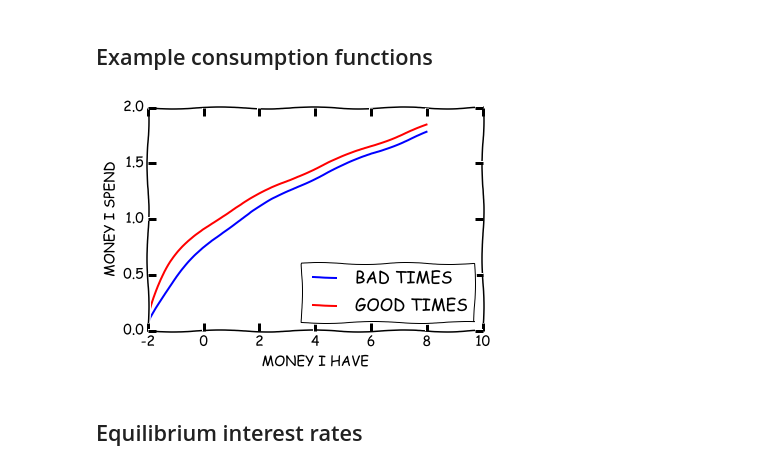
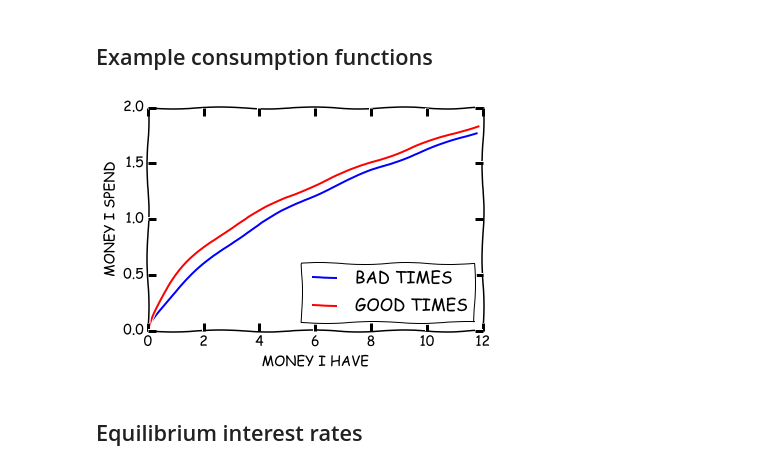
Before and after one commit to stanmart/ma-thesis-ceu, a Jupyter notebook: huggett/huggett_nb.ipynb, the cells around one changed output. Drawn from its saved outputs; the diff is of its cells as text; code cells hidden in the pictures.

Commit message:
Minor fixes to the notebooks, added better looking figures

```diff
--- a/huggett/huggett_nb.ipynb
+++ b/huggett/huggett_nb.ipynb
@@ -52,13 +52,15 @@ MARKERS = ['bx-', 'go-', 'r^-', 'mD-', 'ks']
 # %%
 GRIDS = get_policy_functions(0.03, PARAMS[1][3])
 plt.figure()
-plt.plot(GRIDS['a'], GRIDS['c'])
+plt.plot(np.vstack((np.zeros((1, 2)), GRIDS['m'])),
+         np.vstack((np.zeros((1, 2)), GRIDS['c']))
+         )
 plt.xlabel('MONEY I HAVE')
 plt.ylabel('MONEY I SPEND')
 plt.legend(['BAD TIMES', 'GOOD TIMES'], loc=4)
 plt.show()
 # %% [output]
-[figure, old version]
+[figure, new version]
 # %% [markdown]
 ## Equilibrium interest rates
 # %%
```
Also changed, not shown: 2 other files.
